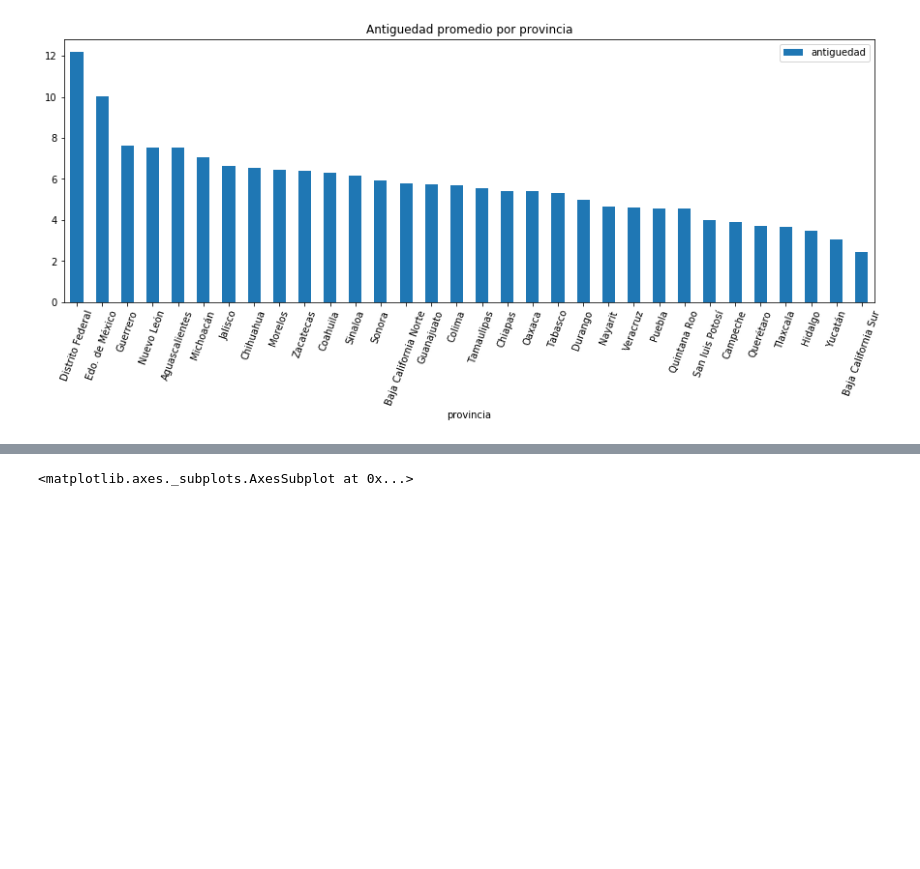
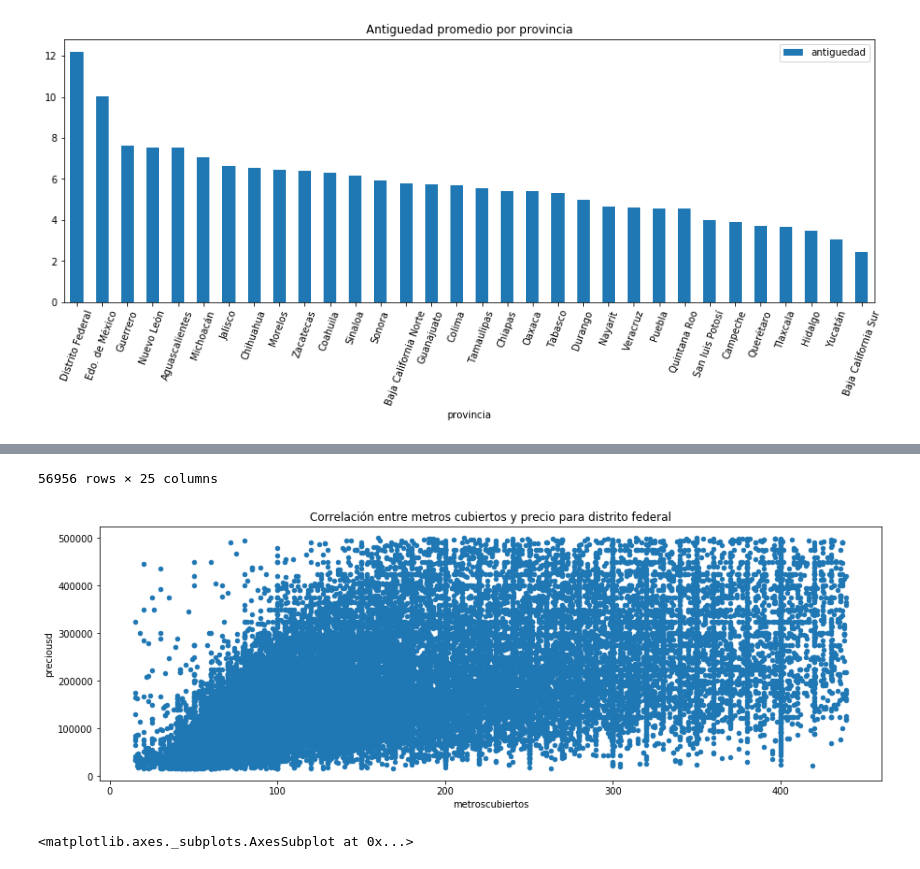
Before and after one commit to petermacgaul/orgaDatos-1, a Jupyter notebook: TP1/TP1.ipynb, the cells around one changed output, grey strips where cells are left out. Drawn from its saved outputs; the diff is of its cells as text; code cells hidden in the pictures; blank space fills up the shorter version.

```diff
--- a/TP1/TP1.ipynb
+++ b/TP1/TP1.ipynb
@@ -127,0 +129,7 @@ plt.ticklabel_format(style = 'plain')
+# %%
+#Eliminando los valores atipicos
+federal=federal[federal['preciousd']<500000]
+federal.plot.scatter(x='metroscubiertos', y='preciousd', figsize=(15, 5), title="Correlación entre metros cubiertos y precio para distrito federal")
+plt.ticklabel_format(style = 'plain')
+#no se muy bien que esta pasando
+# %% [output]
@@ -128,3 +148,5 @@ plt.ticklabel_format(style = 'plain')
+56956 rows × 25 columns
+[figure, added]
 # %%
 forheatmap = df.loc[:, ["metroscubiertos","preciousd","antiguedad","usosmultiples","metrostotales","garages","banos","habitaciones","piscina","centroscomercialescercanos"]]
 plt.figure(figsize=(15, 15))
```
Also changed, not shown: parts of 4 cells of this notebook.
